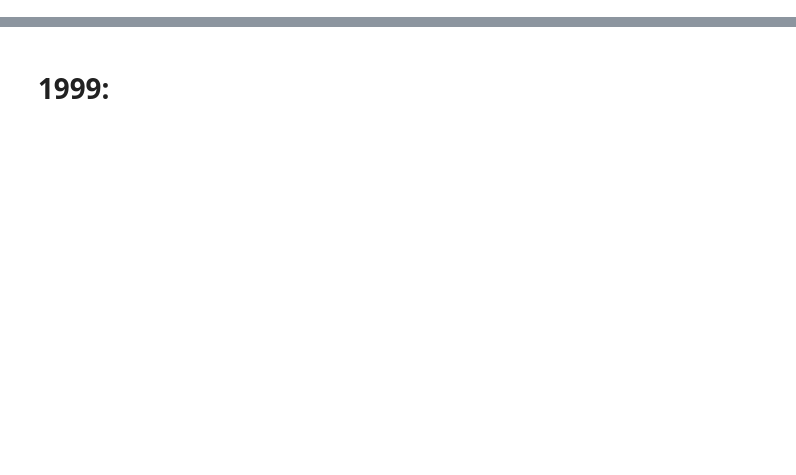
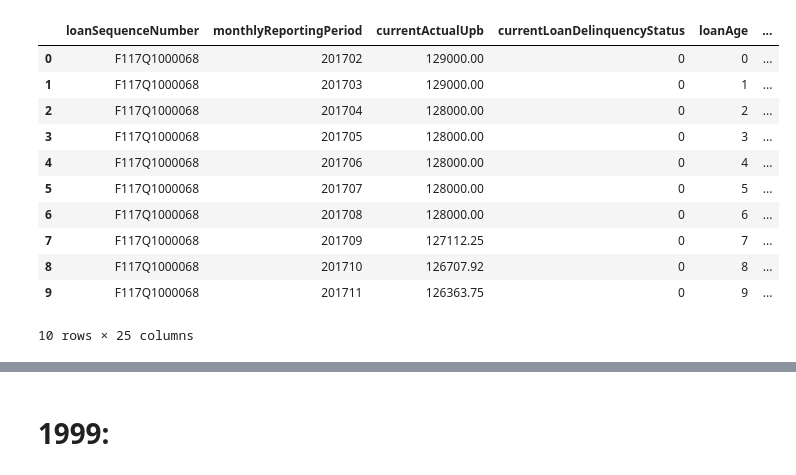
Before and after one commit to MitchellEwing/Freddie-Mac-Housing-Loans, a Jupyter notebook: data-wrangling.ipynb, the cells around one changed output, grey strips where cells are left out. Saved outputs shown, nothing was run; the diff lists cells and outputs as text; code cells hidden in the pictures; blank space fills up the shorter version.

```diff
--- a/data-wrangling.ipynb
+++ b/data-wrangling.ipynb
@@ -18,0 +72,21 @@ import pandas as pd
+# %%
+# Viewing sample perf, less indexes were copied from txt file.
+# Will use to this sample perf to match loanSequenceNumber
+
+mlePerf = pd.read_csv('~/src/data/u3CapstoneData/perf-data/mle_perf2017.csv', sep='|',
+                      header=None, low_memory=False)
+mlePerf.columns = perf_2017_cols
+mlePerf.head(10)
+# %% [output]
+|  | loanSequenceNumber | monthlyReportingPeriod | currentActualUpb | currentLoanDelinquencyStatus | loanAge | ... |
+| 0 | F117Q1000068 | 201702 | 129000.00 | 0 | 0 | ... |
+| 1 | F117Q1000068 | 201703 | 129000.00 | 0 | 1 | ... |
+| 2 | F117Q1000068 | 201704 | 128000.00 | 0 | 2 | ... |
+| 3 | F117Q1000068 | 201705 | 128000.00 | 0 | 3 | ... |
+| 4 | F117Q1000068 | 201706 | 128000.00 | 0 | 4 | ... |
+| 5 | F117Q1000068 | 201707 | 128000.00 | 0 | 5 | ... |
+| 6 | F117Q1000068 | 201708 | 128000.00 | 0 | 6 | ... |
+| 7 | F117Q1000068 | 201709 | 127112.25 | 0 | 7 | ... |
+| 8 | F117Q1000068 | 201710 | 126707.92 | 0 | 8 | ... |
+| 9 | F117Q1000068 | 201711 | 126363.75 | 0 | 9 | ... |
+10 rows × 25 columns
```
Also changed, not shown: parts of 7 cells of this notebook.
